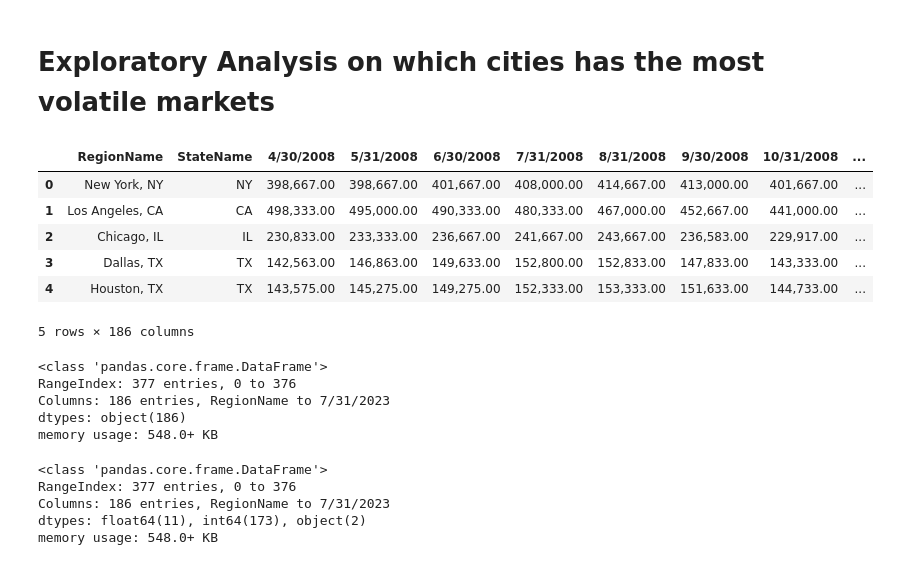
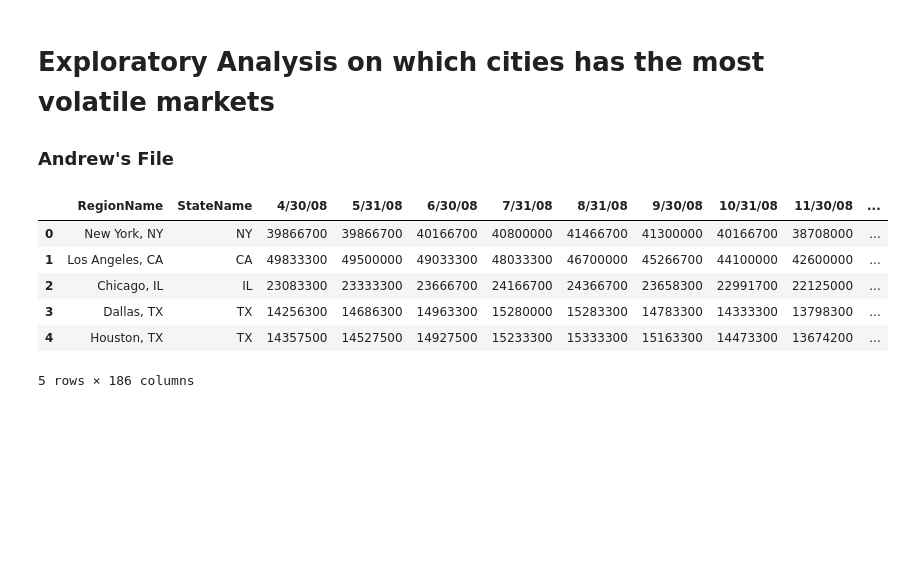
Before and after one commit to anderoos/Coolest-project-1, a Jupyter notebook: Change.ipynb, the cells around one changed output. Saved outputs shown, nothing was run; the diff lists cells and outputs as text; code cells hidden in the pictures; blank space fills up the shorter version.

Commit message:
Cleaned data and added new scripts

```diff
--- a/Change.ipynb
+++ b/Change.ipynb
@@ -1,5 +1,6 @@
 # %% [markdown]
 # Exploratory Analysis on which cities has the most volatile markets
+### Andrew's File
 # %%
 # Dependencies
 import pandas as pd
@@ -12,36 +16,26 @@ import seaborn as sns
 warnings.filterwarnings('ignore')
-# %%
-# Loading cleaned dataframe
-df = pd.read_csv('clean_median_sale_price_v2_df.csv')
-df.head()
-# %% [output]
-|  | RegionName | StateName | 4/30/2008 | 5/31/2008 | 6/30/2008 | 7/31/2008 | 8/31/2008 | 9/30/2008 | 10/31/2008 | ... |
-| 0 | New York, NY | NY | 398,667.00 | 398,667.00 | 401,667.00 | 408,000.00 | 414,667.00 | 413,000.00 | 401,667.00 | ... |
-| 1 | Los Angeles, CA | CA | 498,333.00 | 495,000.00 | 490,333.00 | 480,333.00 | 467,000.00 | 452,667.00 | 441,000.00 | ... |
-| 2 | Chicago, IL | IL | 230,833.00 | 233,333.00 | 236,667.00 | 241,667.00 | 243,667.00 | 236,583.00 | 229,917.00 | ... |
-| 3 | Dallas, TX | TX | 142,563.00 | 146,863.00 | 149,633.00 | 152,800.00 | 152,833.00 | 147,833.00 | 143,333.00 | ... |
-| 4 | Houston, TX | TX | 143,575.00 | 145,275.00 | 149,275.00 | 152,333.00 | 153,333.00 | 151,633.00 | 144,733.00 | ... |
-5 rows × 186 columns
-# %%
-df.info()
-# %% [output]
-<class 'pandas.core.frame.DataFrame'>
-RangeIndex: 377 entries, 0 to 376
-Columns: 186 entries, RegionName to 7/31/2023
-dtypes: object(186)
-memory usage: 548.0+ KB
 # %%
+# Loading cleaned dataframe
+df = pd.read_csv('clean_median_sale_price_v2_df.csv')
+
+# Data Cleaning
 # Convert values to Numeric
-df = df.fillna(0)
-for column in df.columns[2:]:
-    df[column] = df[column].str.replace(",", "")
-    df[column] = df[column].str.replace(".", "")
-    df[column] = pd.to_numeric(df[column])
+# df = df.fillna(0)
+# for column in df.columns[2:]:
+#     df[column] = df[column].str.replace(",", "")
+#     df[column] = df[column].str.replace(".", "")
+#     df[column] = pd.to_numeric(df[column])
+
+# Pushed cleaned file on commit 616a2d9d01a7a68f58a90dd7b8d92b0e312a381"
+# df.to_csv('clean_median_sale_price_v2_df.csv')
+# df.info()
+
+df.head()
+# %% [output]
+|  | RegionName | StateName | 4/30/08 | 5/31/08 | 6/30/08 | 7/31/08 | 8/31/08 | 9/30/08 | 10/31/08 | 11/30/08 | ... |
+| 0 | New York, NY | NY | 39866700 | 39866700 | 40166700 | 40800000 | 41466700 | 41300000 | 40166700 | 38708000 | ... |
+| 1 | Los Angeles, CA | CA | 49833300 | 49500000 | 49033300 | 48033300 | 46700000 | 45266700 | 44100000 | 42600000 | ... |
+| 2 | Chicago, IL | IL | 23083300 | 23333300 | 23666700 | 24166700 | 24366700 | 23658300 | 22991700 | 22125000 | ... |
+| 3 | Dallas, TX | TX | 14256300 | 14686300 | 14963300 | 15280000 | 15283300 | 14783300 | 14333300 | 13798300 | ... |
+| 4 | Houston, TX | TX | 14357500 | 14527500 | 14927500 | 15233300 | 15333300 | 15163300 | 14473300 | 13674200 | ... |
+5 rows × 186 columns
-# %%
-df.info()
-# %% [output]
-<class 'pandas.core.frame.DataFrame'>
-RangeIndex: 377 entries, 0 to 376
-Columns: 186 entries, RegionName to 7/31/2023
-dtypes: float64(11), int64(173), object(2)
-memory usage: 548.0+ KB
```
Also changed, not shown: parts of 15 cells of this notebook, 8 other files.
